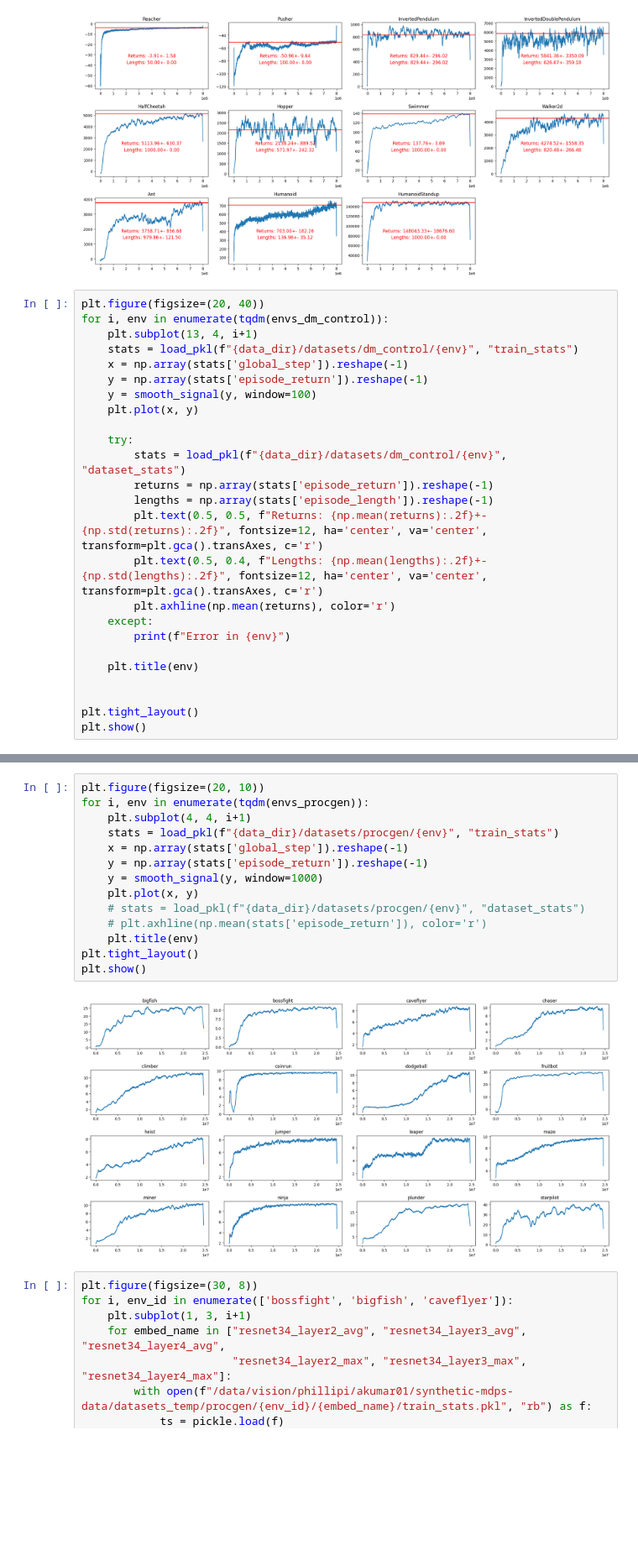
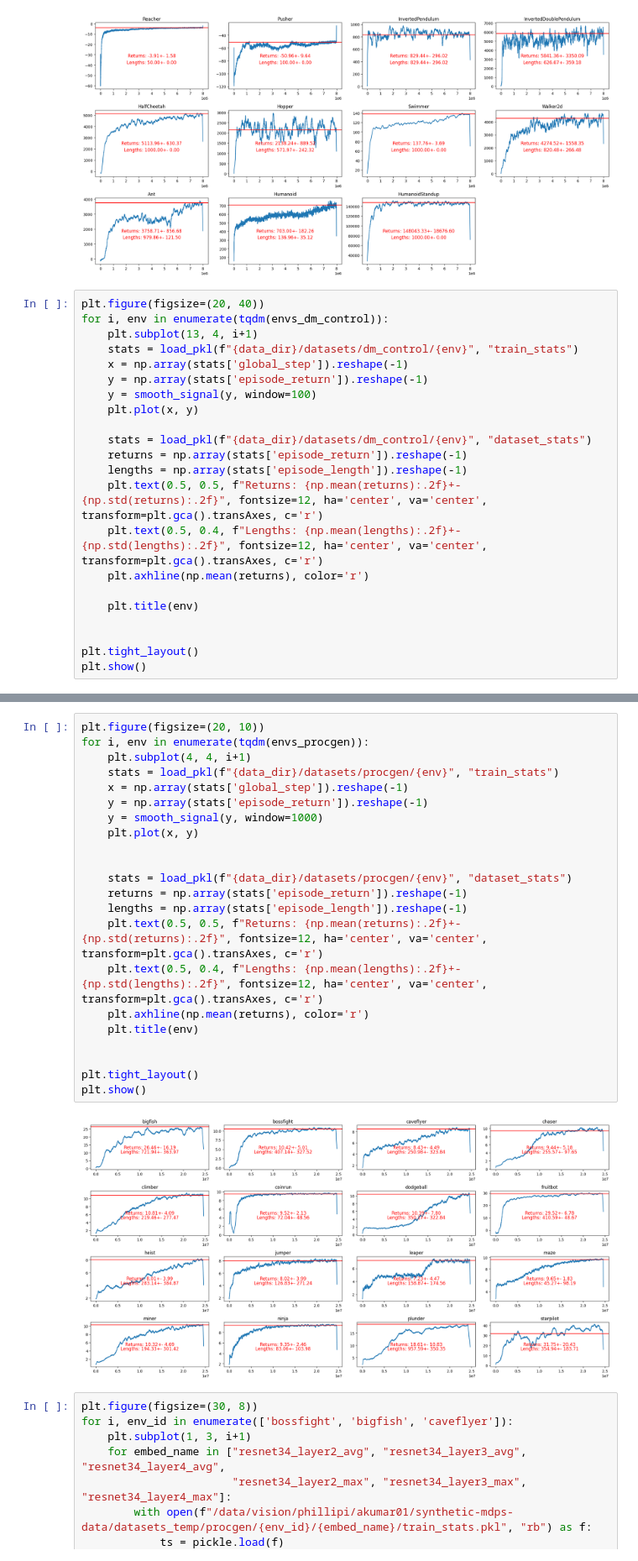
Before and after one commit to akarshkumar0101/synthetic-mdps, a Jupyter notebook: src/viz_data.ipynb, the cells around one changed output, grey strips where cells are left out. Shown at 84% size. Drawn from its saved outputs; the diff is of its cells as text; blank space fills up the shorter version.

```diff
--- a/src/viz_data.ipynb
+++ b/src/viz_data.ipynb
@@ -69,15 +70,12 @@ for i, env in enumerate(tqdm(envs_dm_control)):
     y = smooth_signal(y, window=100)
     plt.plot(x, y)
 
-    try:
-        stats = load_pkl(f"{data_dir}/datasets/dm_control/{env}", "dataset_stats")
-        returns = np.array(stats['episode_return']).reshape(-1)
-        lengths = np.array(stats['episode_length']).reshape(-1)
-        plt.text(0.5, 0.5, f"Returns: {np.mean(returns):.2f}+- {np.std(returns):.2f}", fontsize=12, ha='center', va='center', transform=plt.gca().transAxes, c='r')
-        plt.text(0.5, 0.4, f"Lengths: {np.mean(lengths):.2f}+- {np.std(lengths):.2f}", fontsize=12, ha='center', va='center', transform=plt.gca().transAxes, c='r')
-        plt.axhline(np.mean(returns), color='r')
-    except:
-        print(f"Error in {env}")
+    stats = load_pkl(f"{data_dir}/datasets/dm_control/{env}", "dataset_stats")
+    returns = np.array(stats['episode_return']).reshape(-1)
+    lengths = np.array(stats['episode_length']).reshape(-1)
+    plt.text(0.5, 0.5, f"Returns: {np.mean(returns):.2f}+- {np.std(returns):.2f}", fontsize=12, ha='center', va='center', transform=plt.gca().transAxes, c='r')
+    plt.text(0.5, 0.4, f"Lengths: {np.mean(lengths):.2f}+- {np.std(lengths):.2f}", fontsize=12, ha='center', va='center', transform=plt.gca().transAxes, c='r')
+    plt.axhline(np.mean(returns), color='r')
 
     plt.title(env)
 
@@ -90,19 +87,27 @@ Error in quadruped-escape
 # %%
 plt.figure(figsize=(20, 10))
 for i, env in enumerate(tqdm(envs_procgen)):
     plt.subplot(4, 4, i+1)
     stats = load_pkl(f"{data_dir}/datasets/procgen/{env}", "train_stats")
     x = np.array(stats['global_step']).reshape(-1)
     y = np.array(stats['episode_return']).reshape(-1)
     y = smooth_signal(y, window=1000)
     plt.plot(x, y)
-    # stats = load_pkl(f"{data_dir}/datasets/procgen/{env}", "dataset_stats")
-    # plt.axhline(np.mean(stats['episode_return']), color='r')
+
+
+    stats = load_pkl(f"{data_dir}/datasets/procgen/{env}", "dataset_stats")
+    returns = np.array(stats['episode_return']).reshape(-1)
+    lengths = np.array(stats['episode_length']).reshape(-1)
+    plt.text(0.5, 0.5, f"Returns: {np.mean(returns):.2f}+- {np.std(returns):.2f}", fontsize=12, ha='center', va='center', transform=plt.gca().transAxes, c='r')
+    plt.text(0.5, 0.4, f"Lengths: {np.mean(lengths):.2f}+- {np.std(lengths):.2f}", fontsize=12, ha='center', va='center', transform=plt.gca().transAxes, c='r')
+    plt.axhline(np.mean(returns), color='r')
     plt.title(env)
+
+
 plt.tight_layout()
 plt.show()
 # %% [output]
-[figure, old version]
+[figure, new version]
 # %%
 plt.figure(figsize=(30, 8))
 for i, env_id in enumerate(['bossfight', 'bigfish', 'caveflyer']):
```
Also changed, not shown: parts of 12 cells of this notebook, 1 other file.
